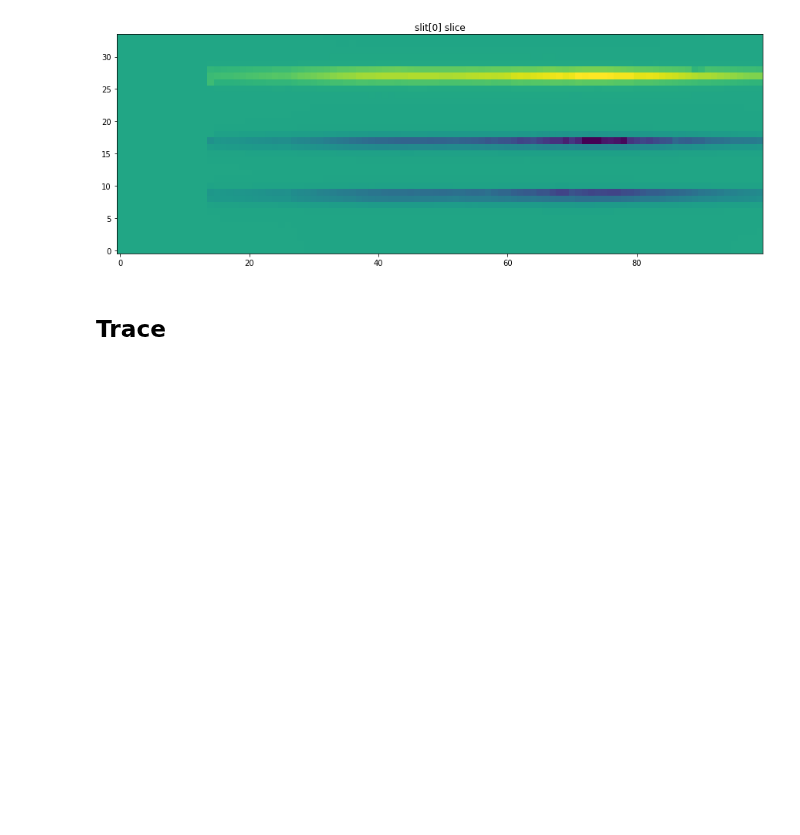
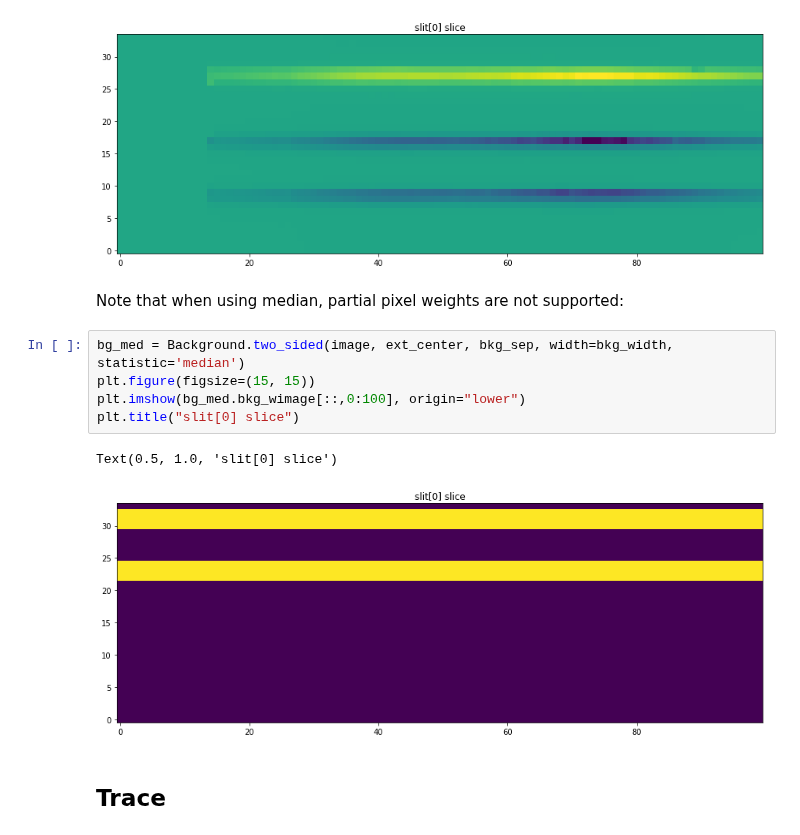
Before and after one commit to astropy/specreduce, a Jupyter notebook: notebook_sandbox/jwst_boxcar/boxcar_extraction.ipynb, the cells around one changed output. Cells and saved outputs as stored; diff of their text form; blank space fills up the shorter version.

Commit message:
support statistic='median'
* defaults to 'average'
* median does not support partial-pixel-weights

```diff
--- a/notebook_sandbox/jwst_boxcar/boxcar_extraction.ipynb
+++ b/notebook_sandbox/jwst_boxcar/boxcar_extraction.ipynb
@@ -175,6 +175,16 @@ plt.title("slit[0] slice")
 # %% [output]
 Text(0.5, 1.0, 'slit[0] slice')
 [figure]
+# %% [markdown]
+Note that when using median, partial pixel weights are not supported:
+# %%
+bg_med = Background.two_sided(image, ext_center, bkg_sep, width=bkg_width, statistic='median')
+plt.figure(figsize=(15, 15))
+plt.imshow(bg_med.bkg_wimage[::,0:100], origin="lower")
+plt.title("slit[0] slice")
+# %% [output]
+Text(0.5, 1.0, 'slit[0] slice')
+[figure, added]
 # %% [markdown]
 ## Trace
 # %%
```
Also changed, not shown: 1 other file.
